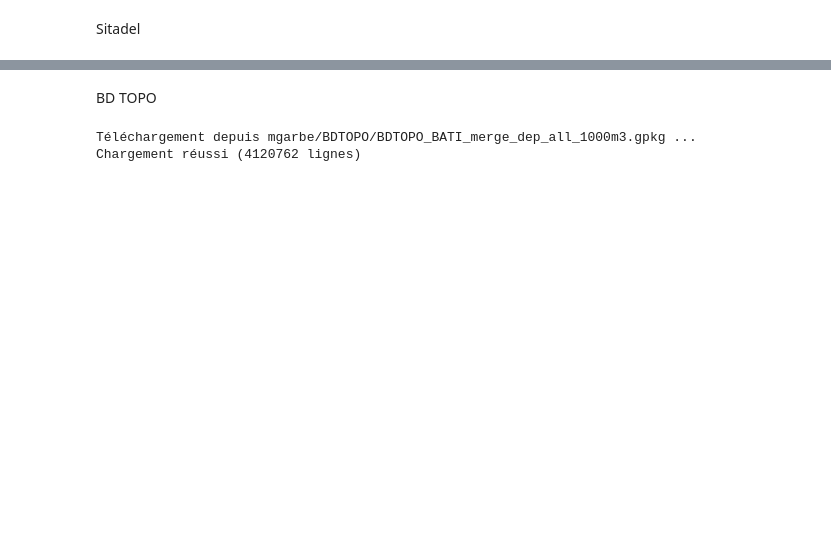
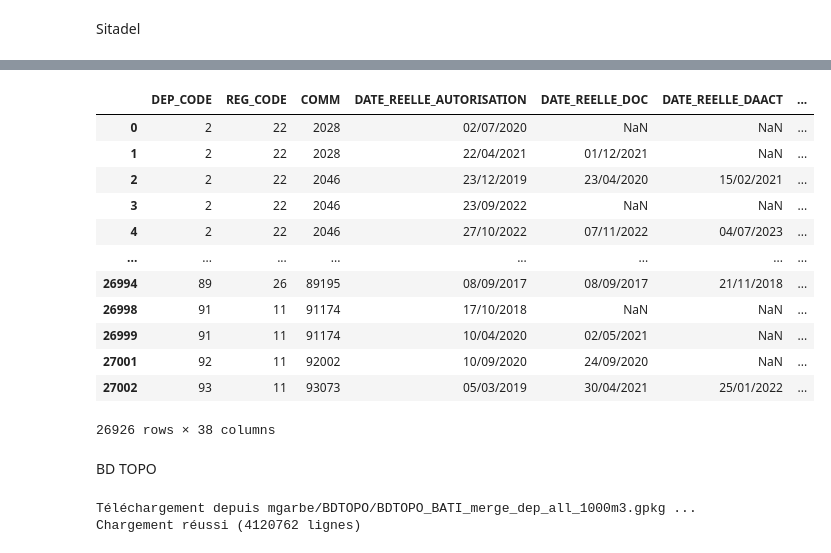
Before and after one commit to xdalp/projet3A, a Jupyter notebook: appariement_Sitadel_BDTopo.ipynb, the cells around one changed output, grey strips where cells are left out. Drawn from its saved outputs; the diff is of its cells as text; code cells hidden in the pictures; blank space fills up the shorter version.

```diff
--- a/appariement_Sitadel_BDTopo.ipynb
+++ b/appariement_Sitadel_BDTopo.ipynb
@@ -5,3 +28,19 @@ Sitadel
+# %%
+df1000
+# %% [output]
+|  | DEP_CODE | REG_CODE | COMM | DATE_REELLE_AUTORISATION | DATE_REELLE_DOC | DATE_REELLE_DAACT | ... |
+| 0 | 2 | 22 | 2028 | 02/07/2020 | NaN | NaN | ... |
+| 1 | 2 | 22 | 2028 | 22/04/2021 | 01/12/2021 | NaN | ... |
+| 2 | 2 | 22 | 2046 | 23/12/2019 | 23/04/2020 | 15/02/2021 | ... |
+| 3 | 2 | 22 | 2046 | 23/09/2022 | NaN | NaN | ... |
+| 4 | 2 | 22 | 2046 | 27/10/2022 | 07/11/2022 | 04/07/2023 | ... |
+| ... | ... | ... | ... | ... | ... | ... | ... |
+| 26994 | 89 | 26 | 89195 | 08/09/2017 | 08/09/2017 | 21/11/2018 | ... |
+| 26998 | 91 | 11 | 91174 | 17/10/2018 | NaN | NaN | ... |
+| 26999 | 91 | 11 | 91174 | 10/04/2020 | 02/05/2021 | NaN | ... |
+| 27001 | 92 | 11 | 92002 | 10/09/2020 | 24/09/2020 | NaN | ... |
+| 27002 | 93 | 11 | 93073 | 05/03/2019 | 30/04/2021 | 25/01/2022 | ... |
+26926 rows × 38 columns
 # %%
 temp=df1000[df1000['adresse'].str.contains(r'(parc|\bzi|\bzac|\bza)', case=False, na=False)]
 print(f'{len(temp)}/{len(df1000)} labels "zone" dans les adresses')
```
Also changed, not shown: parts of 15 cells of this notebook, 3 other files.
